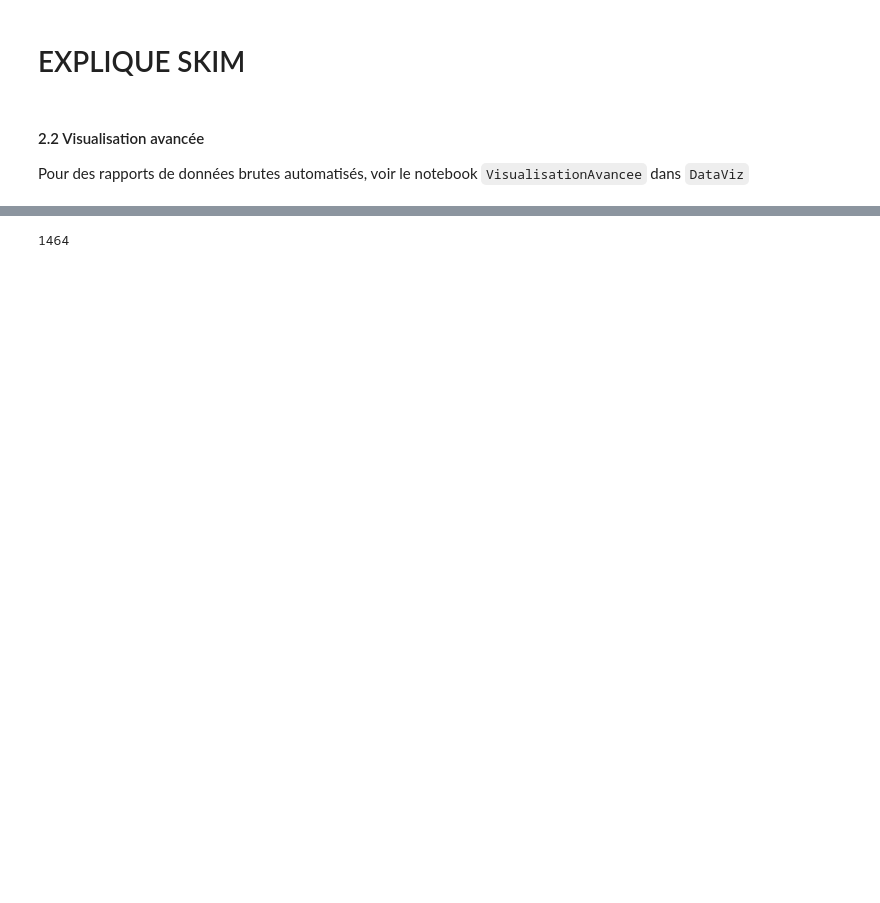
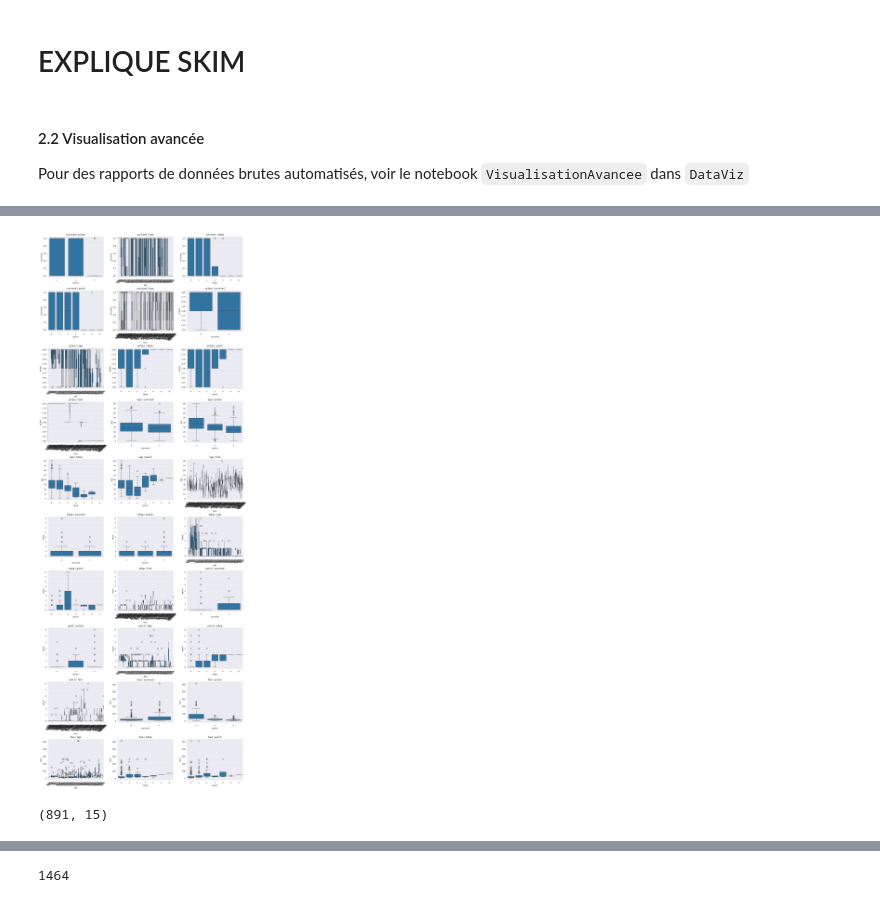
Before and after one commit to AleG57/DataScienceTutorials, a Jupyter notebook: PipelineDSmain.ipynb, the cells around one changed output, grey strips where cells are left out. Cells and saved outputs as stored; diff of their text form; code cells hidden in the pictures; blank space fills up the shorter version.

```diff
--- a/PipelineDSmain.ipynb
+++ b/PipelineDSmain.ipynb
@@ -238,0 +256,34 @@ Pour des rapports de données brutes automatisés, voir le notebook `Visualisati
+# %%
+var = df.select_dtypes(include="number").columns # Liste contenant les variables numériques uniquement
+var = list(itertools.permutations(var,2)) # Permutation des covariables tel que var1 != var2
+cols = 3
+rows = math.ceil(len(var) / cols)
+
+fig, axes = plt.subplots(
+    rows,
+    cols,
+    figsize = (5*cols, 4*rows),
+    constrained_layout=True
+)
+axes = axes.flatten()
+
+for i, (var1, var2) in enumerate(var): # Boites à moustache
+    sns.boxplot(
+        data = df,
+        x = var2,
+        y = var1,
+        ax=axes[i]
+    )
+    axes[i].set_title(f"{var1} / {var2}")
+    axes[i].tick_params(axis='x', rotation=45)
+
+for j in range(i + 1, len(axes)): # Retire les axes inutiles
+    fig.delaxes(axes[j])
+
+plt.show()
+# %% [output]
+[figure, added]
+# %%
+df.shape
+# %% [output]
+(891, 15)
```
Also changed, not shown: parts of 23 cells of this notebook, 9 other files.
